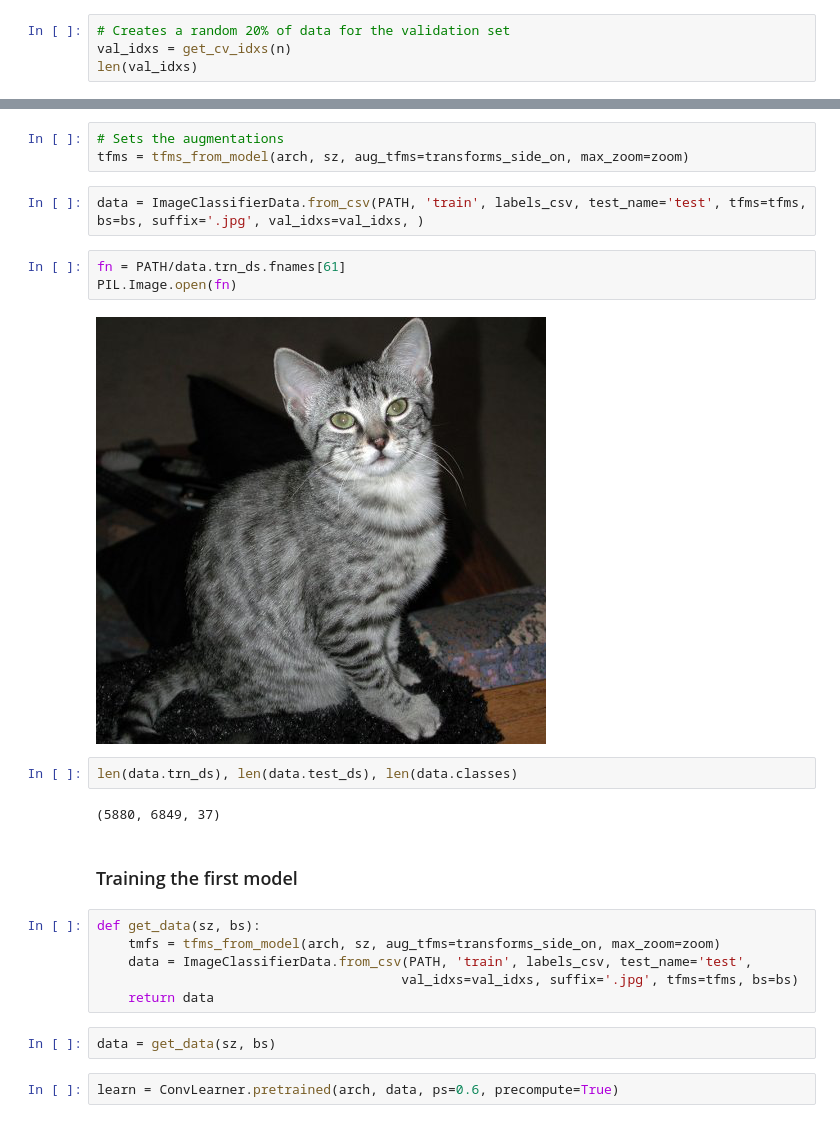
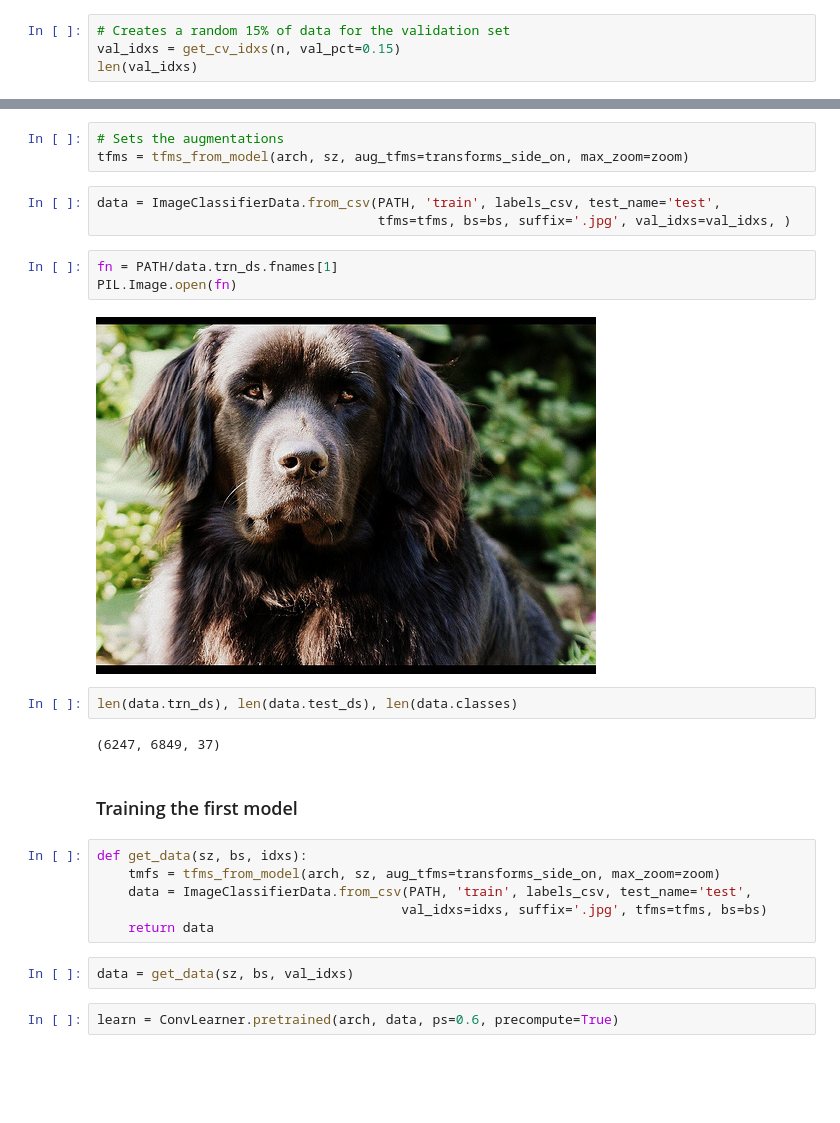
Before and after one commit to tombody/fastai, a Jupyter notebook: spaceport_assignments/dog_and_cats_breeds.ipynb, the cells around one changed output, grey strips where cells are left out. Cells and saved outputs as stored; diff of their text form; blank space fills up the shorter version.

```diff
--- a/spaceport_assignments/dog_and_cats_breeds.ipynb
+++ b/spaceport_assignments/dog_and_cats_breeds.ipynb
@@ -34,7 +34,7 @@ n
 # %% [output]
 7349
 # %%
-# Creates a random 20% of data for the validation set
-val_idxs = get_cv_idxs(n)
+# Creates a random 15% of data for the validation set
+val_idxs = get_cv_idxs(n, val_pct=0.15)
 len(val_idxs)
 # %% [output]
@@ -77,26 +77,27 @@ zoom = 1.1
 # Sets the augmentations
 tfms = tfms_from_model(arch, sz, aug_tfms=transforms_side_on, max_zoom=zoom)
 # %%
-data = ImageClassifierData.from_csv(PATH, 'train', labels_csv, test_name='test', tfms=tfms, bs=bs, suffix='.jpg', val_idxs=val_idxs, )
+data = ImageClassifierData.from_csv(PATH, 'train', labels_csv, test_name='test',
+                                    tfms=tfms, bs=bs, suffix='.jpg', val_idxs=val_idxs, )
 # %%
-fn = PATH/data.trn_ds.fnames[61]
+fn = PATH/data.trn_ds.fnames[1]
 PIL.Image.open(fn)
 # %% [output]
-[figure, old version]
+[figure, new version]
 # %%
 len(data.trn_ds), len(data.test_ds), len(data.classes)
 # %% [output]
-(5880, 6849, 37)
+(6247, 6849, 37)
 # %% [markdown]
 ### Training the first model
 # %%
-def get_data(sz, bs):
+def get_data(sz, bs, idxs):
     tmfs = tfms_from_model(arch, sz, aug_tfms=transforms_side_on, max_zoom=zoom)
     data = ImageClassifierData.from_csv(PATH, 'train', labels_csv, test_name='test',
-                                       val_idxs=val_idxs, suffix='.jpg', tfms=tfms, bs=bs)
+                                       val_idxs=idxs, suffix='.jpg', tfms=tfms, bs=bs)
     return data
 # %%
-data = get_data(sz, bs)
+data = get_data(sz, bs, val_idxs)
 # %%
 learn = ConvLearner.pretrained(arch, data, ps=0.6, precompute=True)
 # %%
```
Also changed, not shown: parts of 21 cells of this notebook.
